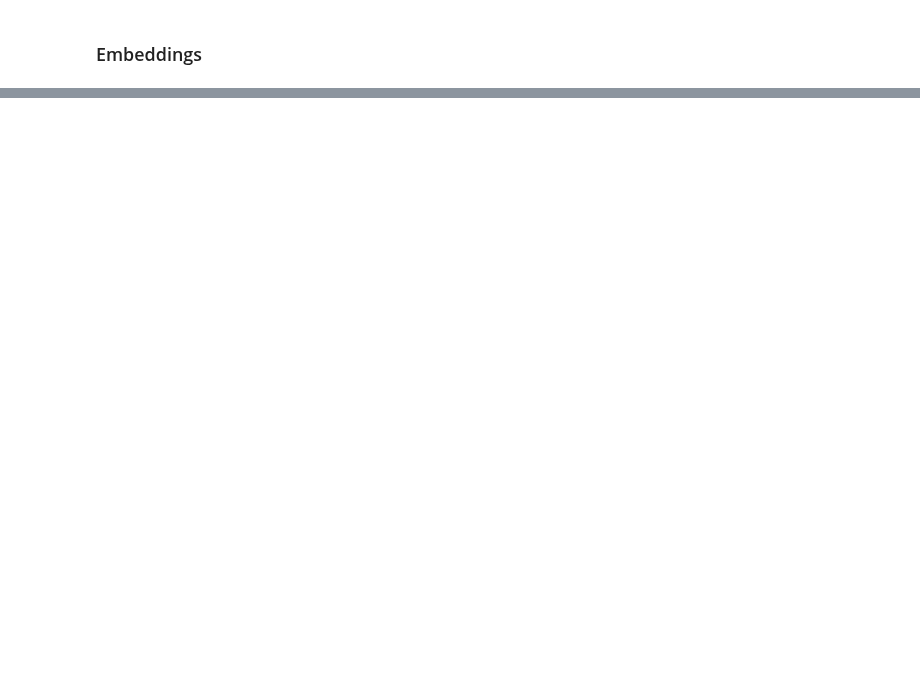
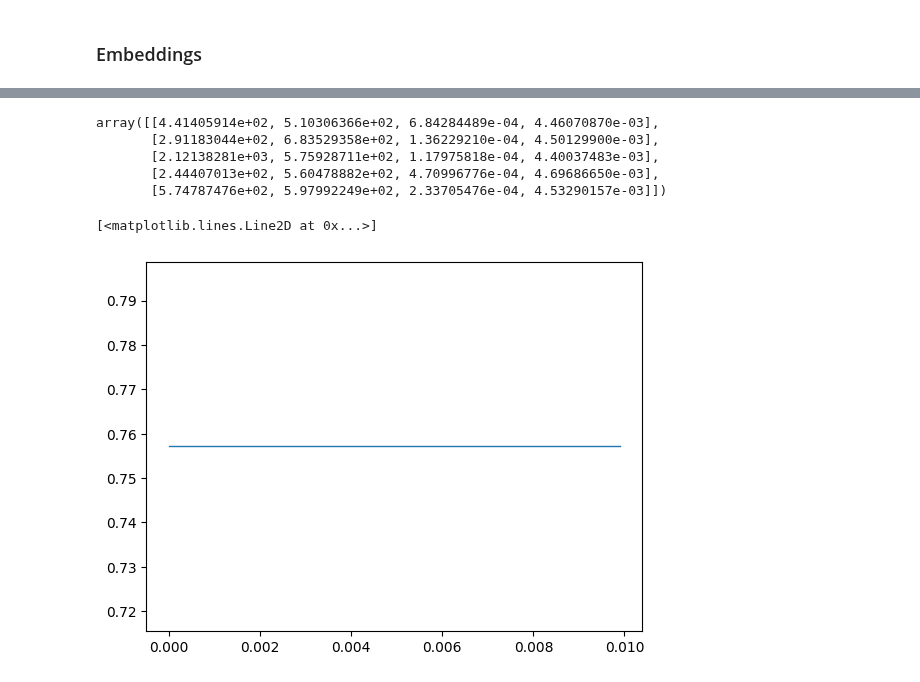
Before and after one commit to zhangxinqiao314/ultrasonic_ml, a Jupyter notebook: Notebooks/ex_tape.ipynb, the cells around one changed output, grey strips where cells are left out. Drawn from its saved outputs; the diff is of its cells as text; code cells hidden in the pictures; blank space fills up the shorter version.

Commit message:
fft gaussian fitting runs. large error

```diff
--- a/Notebooks/ex_tape.ipynb
+++ b/Notebooks/ex_tape.ipynb
@@ -727,23 +732,23 @@ goals:
 - figure out mean position and f of morlet packet
 - using this, calculate speed of sound in this water
 # %%
-from models.morlet_fitter import Fitter_AE, morlet_1D_fitters_real
+from models.morlet_fitter_frequency import Fitter_AE, morlet_1D_fitters_complex
 from autophyslearn.spectroscopic.nn import block_factory, Conv_Block, FC_Block  # pyright: ignore[reportMissingImports]
 from autophyslearn.spectroscopic.nn import Multiscale1DFitter
 # from data.custom_sampler import Gaussian_Sampler
 import torch
 
-num_fits = 4 # number of curves to sum up
+num_fits = 5 # number of curves to sum up
 num_params = 4 # number of parameters to fit
 # todo: change wandb naming to include noise level, group and regularization technique
 # todo: test more num fits
-model = Fitter_AE(function=morlet_1D_fitters_real,
+model = Fitter_AE(function=morlet_1D_fitters_complex,
                 dset=dset,
                 num_params=num_params,
                 num_fits=num_fits,
                 checkpoints_label='ultrasound_water',
                 input_channels = 1,
-                learning_rate=1e-4,
+                learning_rate=1e-5,
                 device='cpu',
                 encoder = Multiscale1DFitter,
                 encoder_params = {
@@ -778,9 +783,9 @@ model = Fitter_AE(function=morlet_1D_fitters_real,
 # import wandb
 # wandb.init(group='sub_sampler_type', name='sub_noise_level') # later change config for regularization
 
-model.train(epochs=5,save_every=10, batch_size=10, log_wandb=False,
+model.train(epochs=1,save_every=10, batch_size=10, log_wandb=False,
             # lr_scheduling=True,
-            # coef1=1e-3
+            coef5=5e-4, # try training several epochs with this 0, so tof is not predicted yet.
             )
 # %% [output]
 /Users/xz498/Desktop/ultrasound project/data analysis/example data/ultrasound_water/checkpoints/voltage_echo_forward
@@ -795,0 +793,5 @@ Epoch: 003/005 | Train Loss: 0.0021
+# %%
+model.load_weights(
+    '/Users/xz498/Desktop/ultrasound project/data analysis/example data/ultrasound_water/checkpoints/voltage_echo_forward/(2026-05-04, 15:26:41)_epoch:0000_lr:0.00001_trainloss:2872.9278.pkl'
+
+)
@@ -802,7 +810,7 @@ def write_scaled_embedding(batch_size=1):
     params = np.zeros((dset.shape[0],model.num_fits,4))
     for i, (idx, x) in enumerate(tqdm(model.dataloader, leave=True, total=len(model.dataloader))):
         with torch.no_grad():
-            f, p = model.encoder(x.float().to(model.device))
+            (f, p), _ = model.encoder(abs(x).float().to(model.device))
             fits[idx] = f.cpu().numpy()
             params[idx] = p.cpu().numpy()
             # params[idx] = np.append(p.cpu().numpy(), np.full((len(idx),num_fits,1), 4500.0), axis=-1,)
@@ -818,0 +846,14 @@ fits, params = write_scaled_embedding(batch_size=1)
+# %%
+params[idx]
+# %% [output]
+array([[4.41405914e+02, 5.10306366e+02, 6.84284489e-04, 4.46070870e-03],
+       [2.91183044e+02, 6.83529358e+02, 1.36229210e-04, 4.50129900e-03],
+       [2.12138281e+03, 5.75928711e+02, 1.17975818e-04, 4.40037483e-03],
+       [2.44407013e+02, 5.60478882e+02, 4.70996776e-04, 4.69686650e-03],
+       [5.74787476e+02, 5.97992249e+02, 2.33705476e-04, 4.53290157e-03]])
+# %%
+plt.plot(f, fits[idx,0,len(freq)//2:len(freq)//2+100],
+                    label=f'gaussian {0}', linewidth=1)
+# %% [output]
+[<matplotlib.lines.Line2D at 0x...>]
+[figure, added]
```
Also changed, not shown: parts of 17 cells of this notebook, 2 other files.
